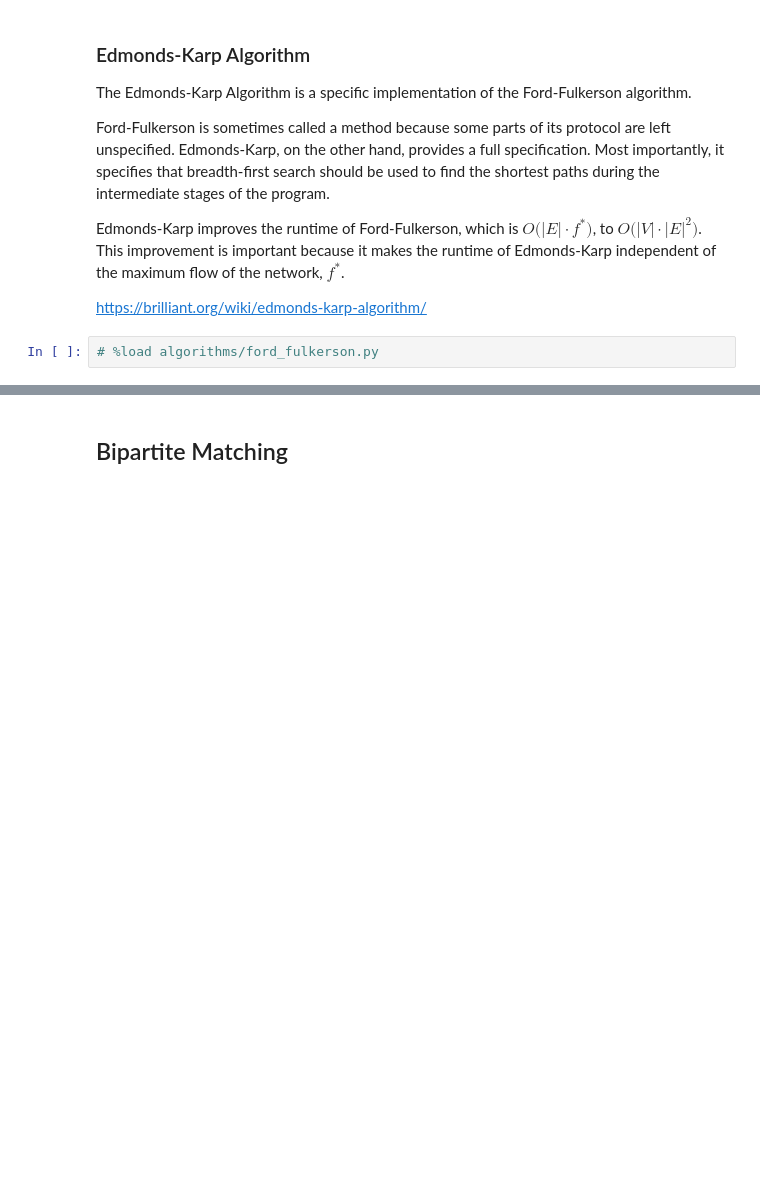
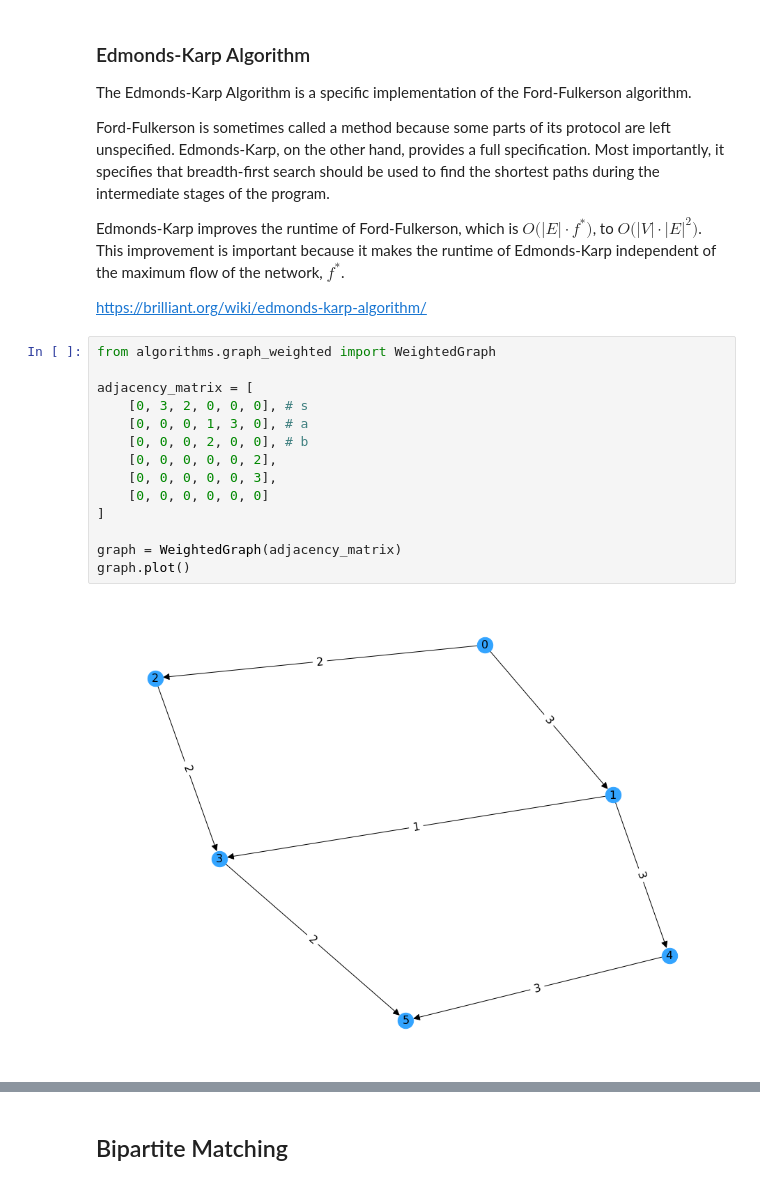
Before and after one commit to kaihirota/Problem-Solving, a Jupyter notebook: Algorithms.ipynb, the cells around one changed output, grey strips where cells are left out. Cells and saved outputs as stored; diff of their text form; blank space fills up the shorter version.

```diff
--- a/Algorithms.ipynb
+++ b/Algorithms.ipynb
@@ -1604,6 +1607,20 @@ Ford-Fulkerson is sometimes called a method because some parts of its protocol a
 Edmonds-Karp improves the runtime of Ford-Fulkerson, which is $O\big(|E| \cdot f^{*}\big)$, to $O\big(|V| \cdot |E|^2\big)$. This improvement is important because it makes the runtime of Edmonds-Karp independent of the maximum flow of the network, $f^{*}$.
 
 https://brilliant.org/wiki/edmonds-karp-algorithm/
-# %%
-# %load algorithms/ford_fulkerson.py
+# %%
+from algorithms.graph_weighted import WeightedGraph
+
+adjacency_matrix = [
+    [0, 3, 2, 0, 0, 0], # s
+    [0, 0, 0, 1, 3, 0], # a
+    [0, 0, 0, 2, 0, 0], # b
+    [0, 0, 0, 0, 0, 2],
+    [0, 0, 0, 0, 0, 3],
+    [0, 0, 0, 0, 0, 0]
+]
+
+graph = WeightedGraph(adjacency_matrix)
+graph.plot()
+# %% [output]
+[figure, added]
 # %%
```
Also changed, not shown: parts of 4 cells of this notebook, 5 other files.
